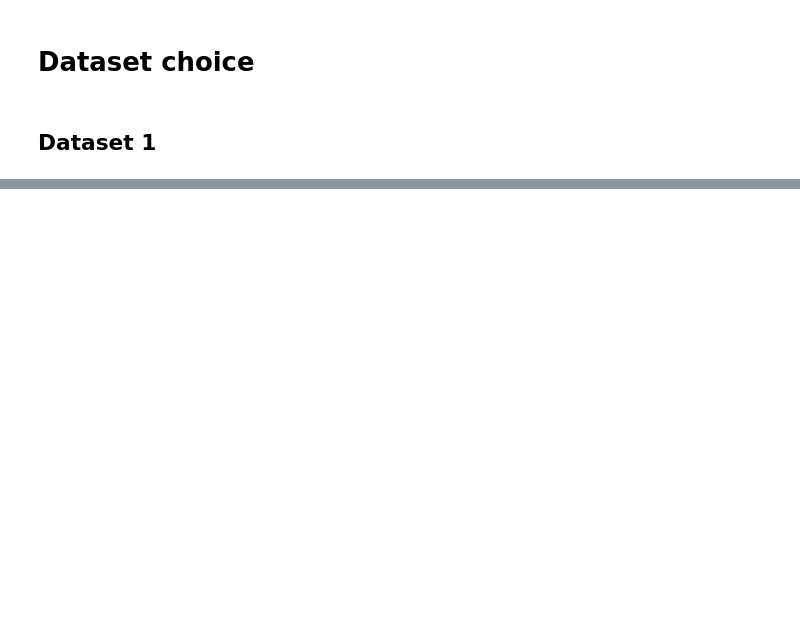
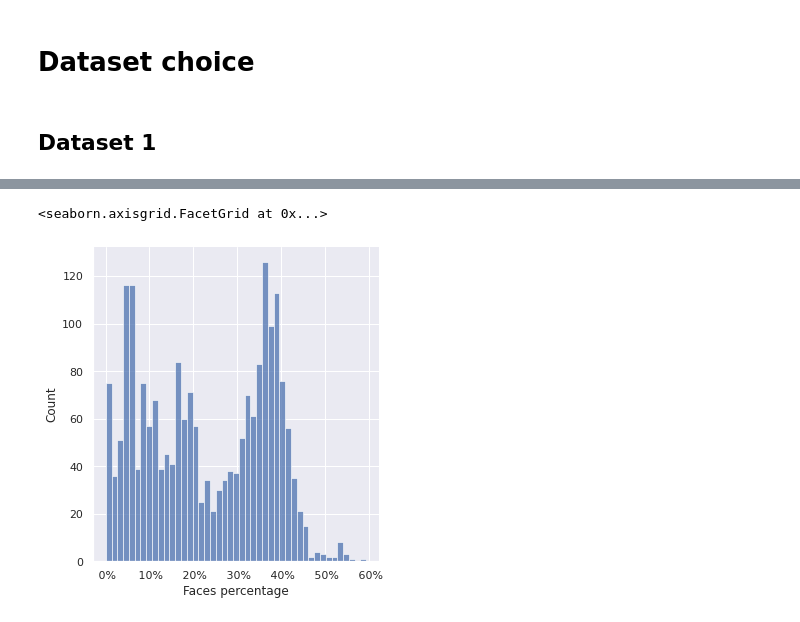
Before and after one commit to amrukwa/mask_detection, a Jupyter notebook: blog_version_pt.2.ipynb, the cells around one changed output, grey strips where cells are left out. Drawn from its saved outputs; the diff is of its cells as text; code cells hidden in the pictures; blank space fills up the shorter version.

```diff
--- a/blog_version_pt.2.ipynb
+++ b/blog_version_pt.2.ipynb
@@ -55,3 +89,13 @@ fig
+# %%
+import matplotlib.ticker as tkr
+fig = sns.displot(face_perc_area, bins=int((len(face_perc_area))**(0.5)))
+for ax in fig.axes.flat:
+    ax.xaxis.set_major_formatter(tkr.FuncFormatter(lambda x, p: f'{x: .0f}%'))
+    ax.set(xlabel='Faces percentage')
+fig
+# %% [output]
+<seaborn.axisgrid.FacetGrid at 0x...>
+[figure, added]
 # %%
 for img_file in lots_faces:
     img = cv.imread(img_file)
```
Also changed, not shown: parts of 7 cells of this notebook.
